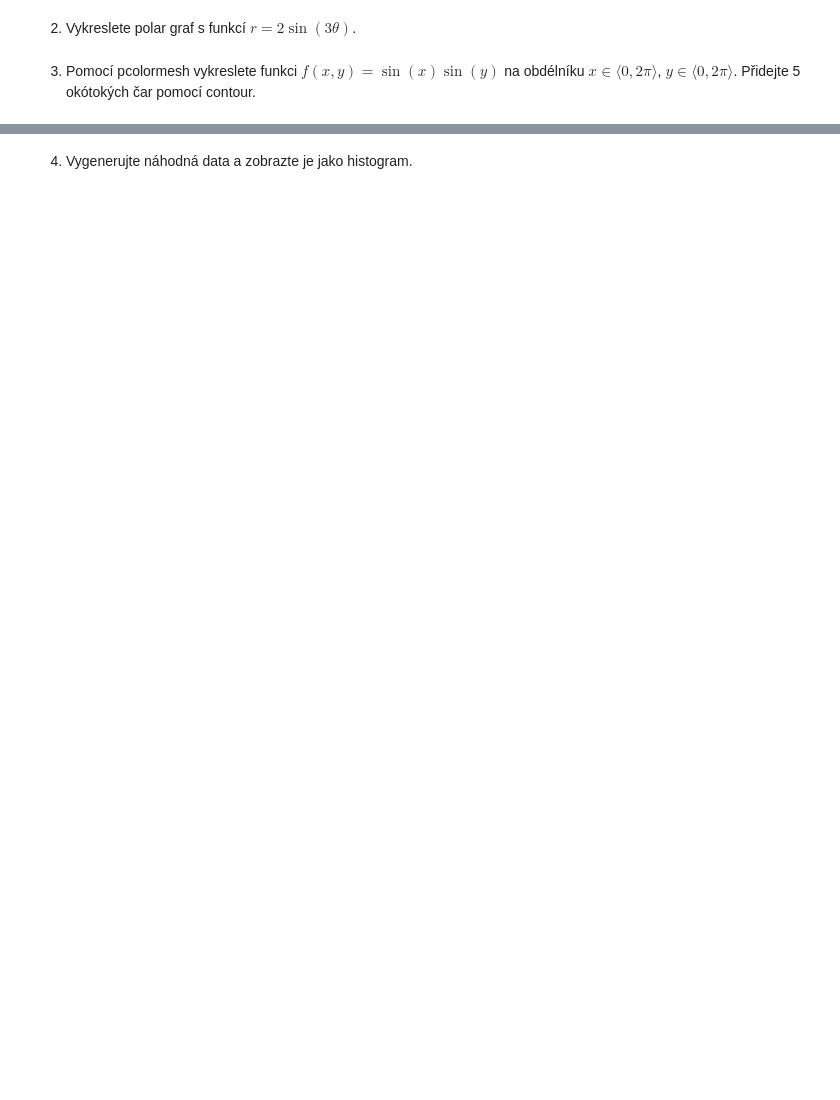
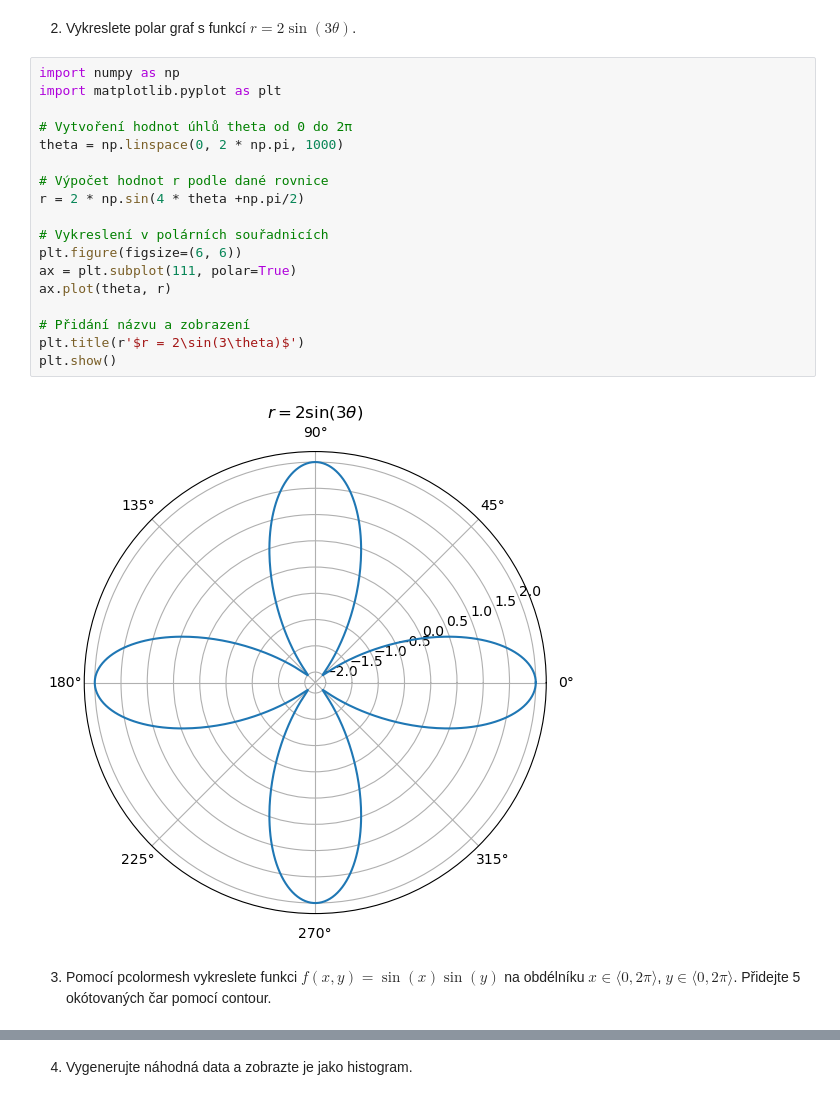
Before and after one commit to Beremi/vvp, a Jupyter notebook: Week_07/07_ukoly.ipynb, the cells around one changed output, grey strips where cells are left out. Drawn from its saved outputs; the diff is of its cells as text; blank space fills up the shorter version.

```diff
--- a/Week_07/07_ukoly.ipynb
+++ b/Week_07/07_ukoly.ipynb
@@ -128,5 +150,25 @@ _ = ax.set_xticklabels([r"$\frac{\pi}{4}$",
 # %% [markdown]
 
 2. Vykreslete polar graf s funkcí $r = 2\sin(3θ)$.
+# %%
+import numpy as np
+import matplotlib.pyplot as plt
+
+# Vytvoření hodnot úhlů theta od 0 do 2π
+theta = np.linspace(0, 2 * np.pi, 1000)
+
+# Výpočet hodnot r podle dané rovnice
+r = 2 * np.sin(4 * theta +np.pi/2)
+
+# Vykreslení v polárních souřadnicích
+plt.figure(figsize=(6, 6))
+ax = plt.subplot(111, polar=True)
+ax.plot(theta, r)
+
+# Přidání názvu a zobrazení
+plt.title(r'$r = 2\sin(3\theta)$')
+plt.show()
+# %% [output]
+[figure, added]
 # %% [markdown]
-3. Pomocí pcolormesh vykreslete funkci $f(x, y) = \sin(x) \sin(y)$ na obdélníku $x \in \langle 0, 2\pi \rangle$, $y \in \langle 0, 2\pi \rangle$. Přidejte 5 okótokých čar pomocí contour.
+3. Pomocí pcolormesh vykreslete funkci $f(x, y) = \sin(x) \sin(y)$ na obdélníku $x \in \langle 0, 2\pi \rangle$, $y \in \langle 0, 2\pi \rangle$. Přidejte 5 okótovaných čar pomocí contour.
```
Also changed, not shown: parts of 5 cells of this notebook, 2 other files.
